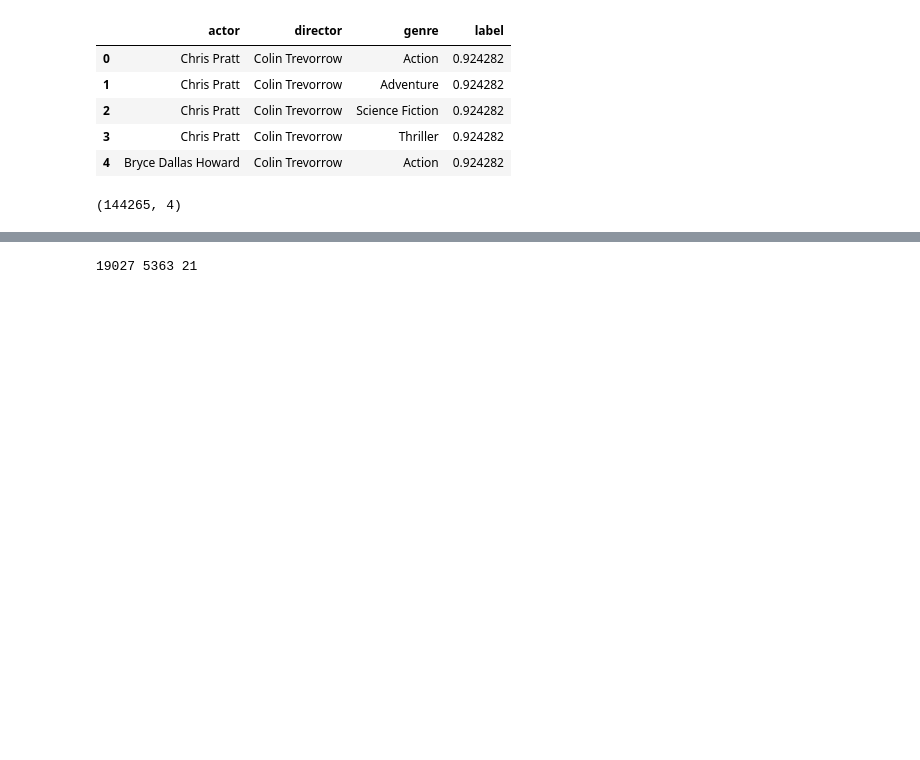
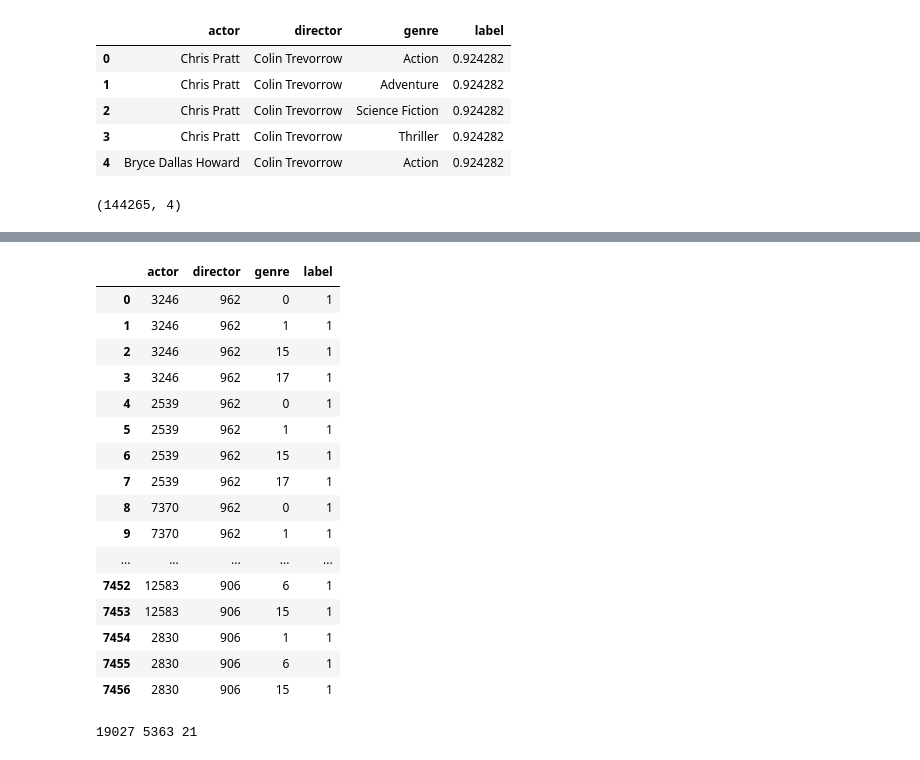
Before and after one commit to Entro01/ML, a Jupyter notebook: hit-or-flop.ipynb, the cells around one changed output, grey strips where cells are left out. Saved outputs shown, nothing was run; the diff lists cells and outputs as text; code cells hidden in the pictures; blank space fills up the shorter version.

```diff
--- a/hit-or-flop.ipynb
+++ b/hit-or-flop.ipynb
@@ -296,3 +337,23 @@ df['label'] = df['label'].apply(lambda x: 1 if x >= 0.5 else 0)
+# %%
+df.loc[df['label'] == 1]
+# %% [output]
+|  | actor | director | genre | label |
+| 0 | 3246 | 962 | 0 | 1 |
+| 1 | 3246 | 962 | 1 | 1 |
+| 2 | 3246 | 962 | 15 | 1 |
+| 3 | 3246 | 962 | 17 | 1 |
+| 4 | 2539 | 962 | 0 | 1 |
+| 5 | 2539 | 962 | 1 | 1 |
+| 6 | 2539 | 962 | 15 | 1 |
+| 7 | 2539 | 962 | 17 | 1 |
+| 8 | 7370 | 962 | 0 | 1 |
+| 9 | 7370 | 962 | 1 | 1 |
+| ... | ... | ... | ... | ... |
+| 7452 | 12583 | 906 | 6 | 1 |
+| 7453 | 12583 | 906 | 15 | 1 |
+| 7454 | 2830 | 906 | 1 | 1 |
+| 7455 | 2830 | 906 | 6 | 1 |
+| 7456 | 2830 | 906 | 15 | 1 |
 # %%
 print(num_actor, num_director, num_genre)
 # %% [output]
```
Also changed, not shown: parts of 7 cells of this notebook.
